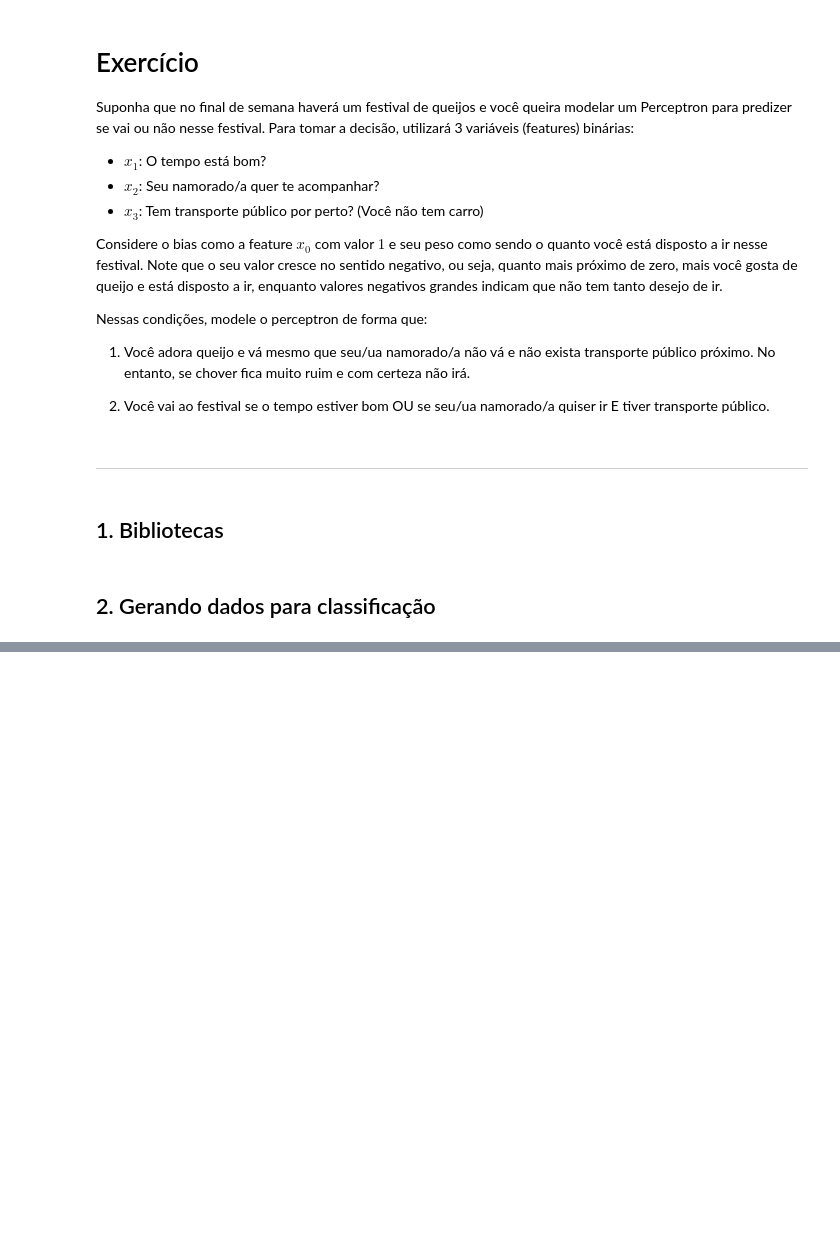
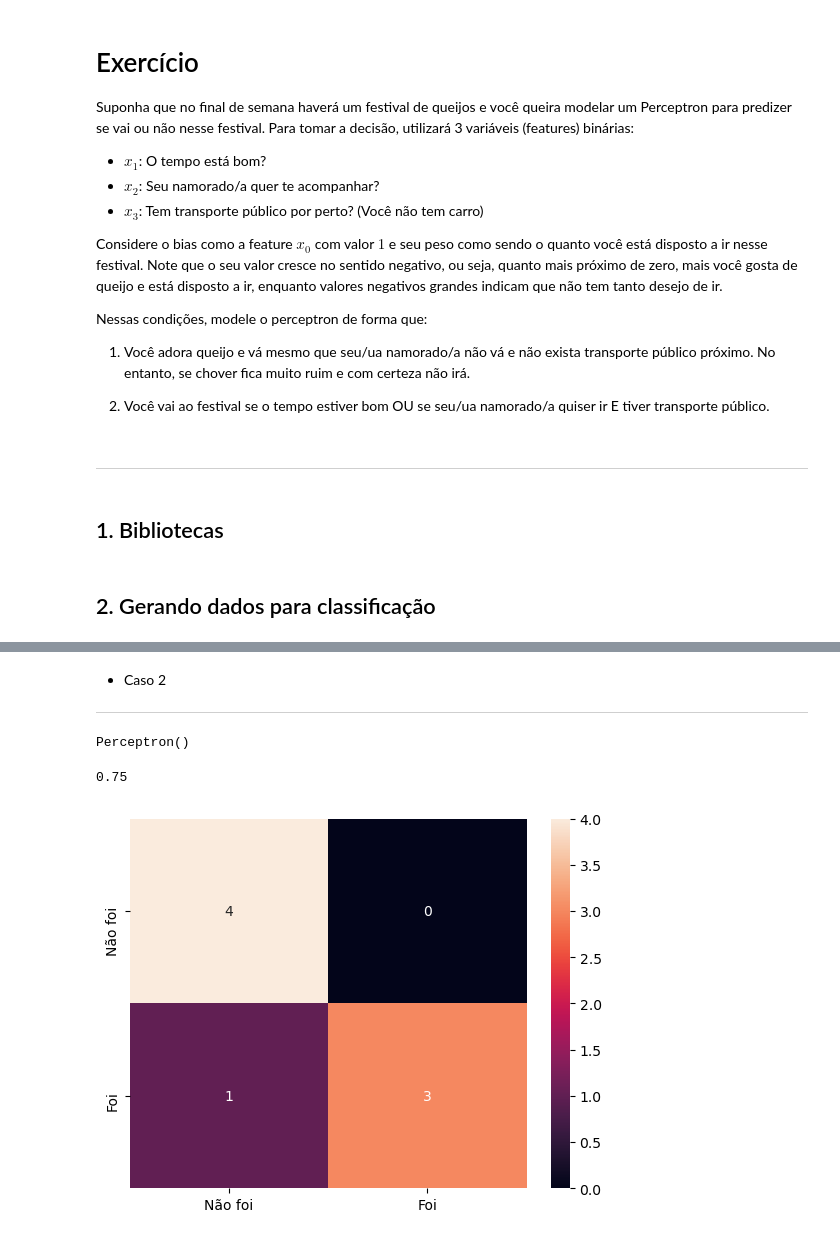
Before and after one commit to gus-phys/AI2-resources, a Jupyter notebook: 08-classificacao/aulas-praticas/aula2/perceptron-model/cheese-festival-decision.ipynb, the cells around one changed output, grey strips where cells are left out. Saved outputs shown, nothing was run; the diff lists cells and outputs as text; code cells hidden in the pictures; blank space fills up the shorter version.

```diff
--- a/08-classificacao/aulas-praticas/aula2/perceptron-model/cheese-festival-decision.ipynb
+++ b/08-classificacao/aulas-praticas/aula2/perceptron-model/cheese-festival-decision.ipynb
@@ -77,0 +113,25 @@ def step_func(z):
+# %% [markdown]
+* Caso 2
+---
+# %%
+clf = Perceptron(tol=1e-3, random_state=0)
+clf.fit(X, y2)
+# %% [output]
+Perceptron()
+# %%
+y_pred = clf.predict(X)
+# %%
+clf.score(X,y2)
+# %% [output]
+0.75
+# %%
+class_names = ['Não foi', 'Foi']
+
+cm = confusion_matrix(y1, y_pred)
+
+df_cm = pd.DataFrame(cm, index = class_names, columns = class_names)
+# plt.figure(figsize = (3,3))
+sns.heatmap(df_cm, annot=True)
+plt.show()
+# %% [output]
+[figure, added]
```
Also changed, not shown: parts of 15 cells of this notebook.
